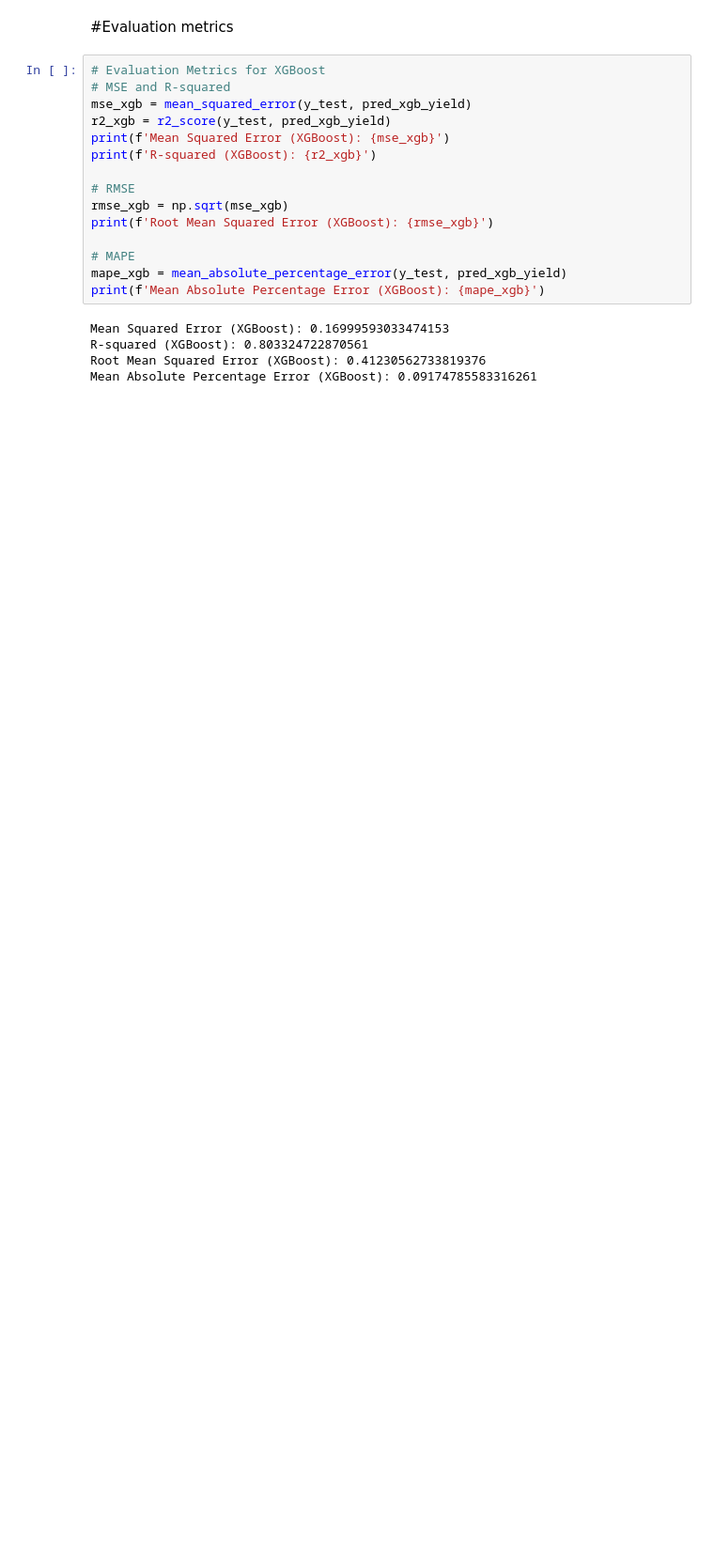
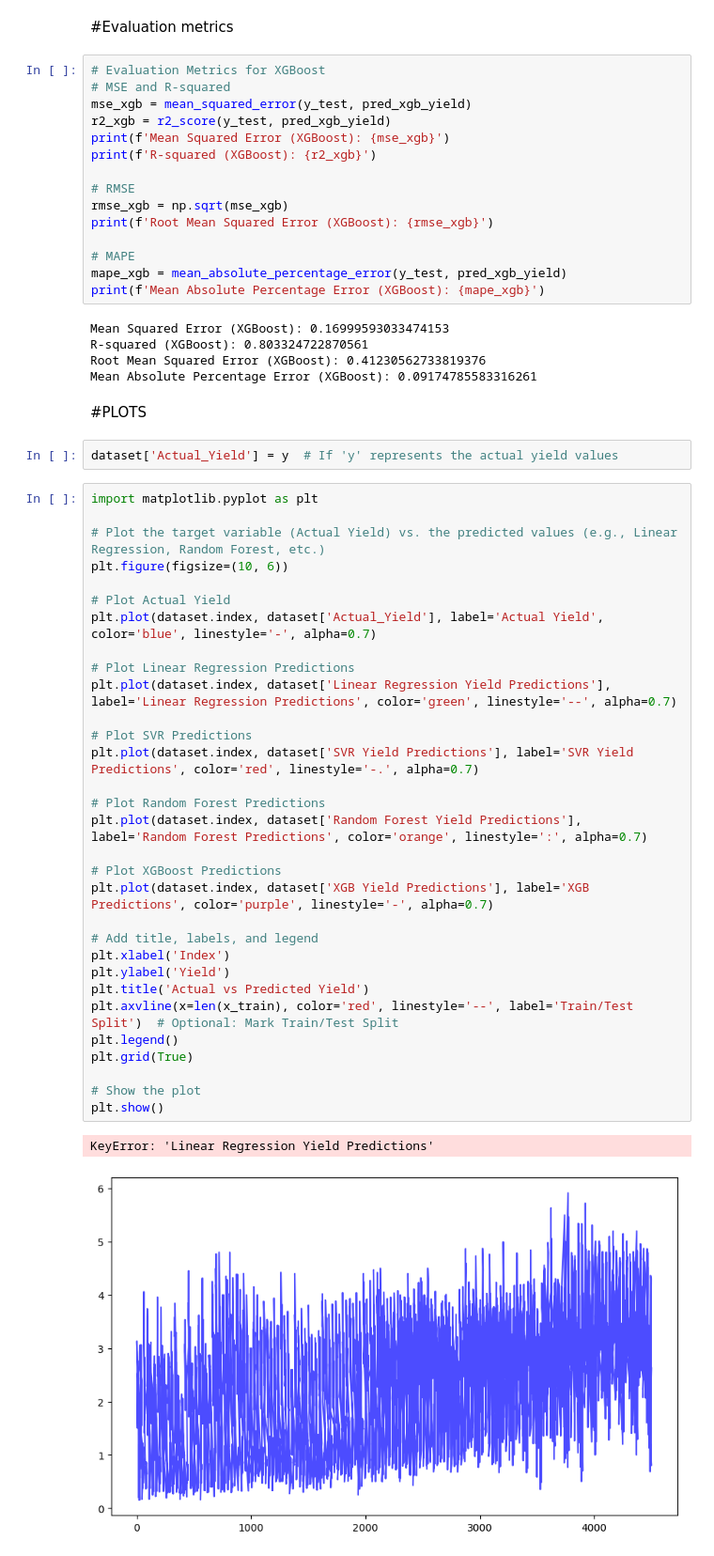
Before and after one commit to kazeulo/Project_197, a Jupyter notebook: model_selection.ipynb, the cells around one changed output. Shown at 94% size. Saved outputs shown, nothing was run; the diff lists cells and outputs as text; blank space fills up the shorter version.

```diff
--- a/model_selection.ipynb
+++ b/model_selection.ipynb
@@ -424,3 +424,41 @@ Mean Squared Error (XGBoost): 0.16999593033474153
 R-squared (XGBoost): 0.803324722870561
 Root Mean Squared Error (XGBoost): 0.41230562733819376
 Mean Absolute Percentage Error (XGBoost): 0.09174785583316261
+# %% [markdown]
+#PLOTS
+# %%
+dataset['Actual_Yield'] = y  # If 'y' represents the actual yield values
+# %%
+import matplotlib.pyplot as plt
+
+# Plot the target variable (Actual Yield) vs. the predicted values (e.g., Linear Regression, Random Forest, etc.)
+plt.figure(figsize=(10, 6))
+
+# Plot Actual Yield
+plt.plot(dataset.index, dataset['Actual_Yield'], label='Actual Yield', color='blue', linestyle='-', alpha=0.7)
+
+# Plot Linear Regression Predictions
+plt.plot(dataset.index, dataset['Linear Regression Yield Predictions'], label='Linear Regression Predictions', color='green', linestyle='--', alpha=0.7)
+
+# Plot SVR Predictions
+plt.plot(dataset.index, dataset['SVR Yield Predictions'], label='SVR Yield Predictions', color='red', linestyle='-.', alpha=0.7)
+
+# Plot Random Forest Predictions
+plt.plot(dataset.index, dataset['Random Forest Yield Predictions'], label='Random Forest Predictions', color='orange', linestyle=':', alpha=0.7)
+
+# Plot XGBoost Predictions
+plt.plot(dataset.index, dataset['XGB Yield Predictions'], label='XGB Predictions', color='purple', linestyle='-', alpha=0.7)
+
+# Add title, labels, and legend
+plt.xlabel('Index')
+plt.ylabel('Yield')
+plt.title('Actual vs Predicted Yield')
+plt.axvline(x=len(x_train), color='red', linestyle='--', label='Train/Test Split')  # Optional: Mark Train/Test Split
+plt.legend()
+plt.grid(True)
+
+# Show the plot
+plt.show()
+# %% [output]
+KeyError: 'Linear Regression Yield Predictions'
+[figure, added]
```
